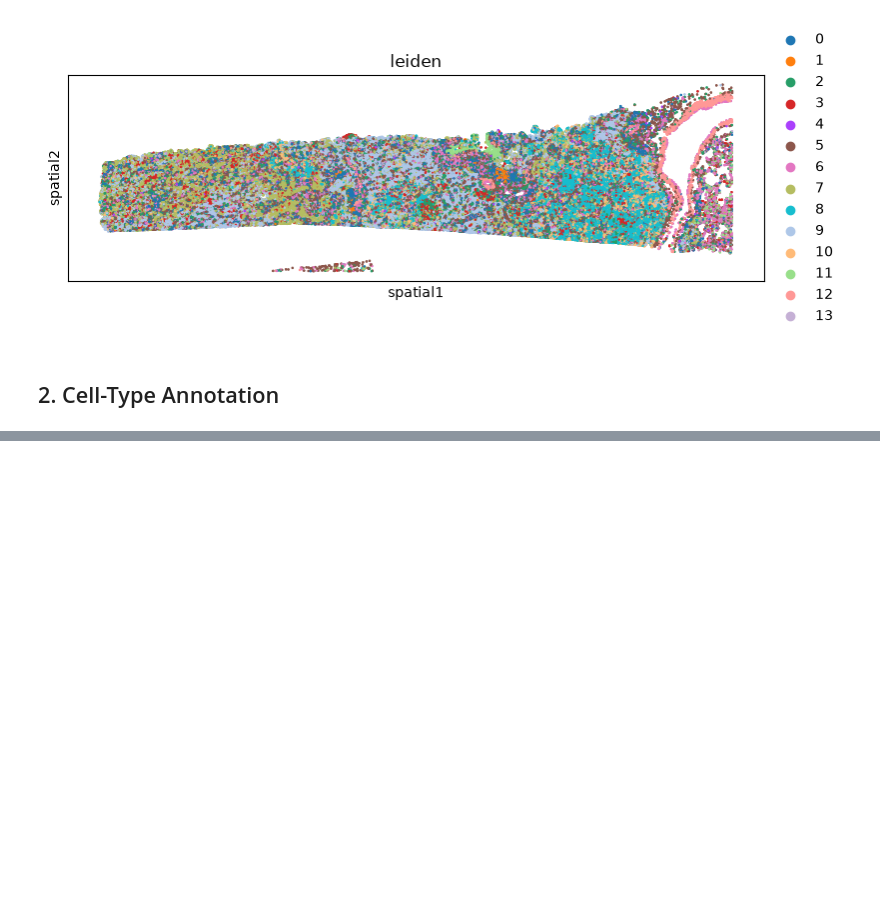
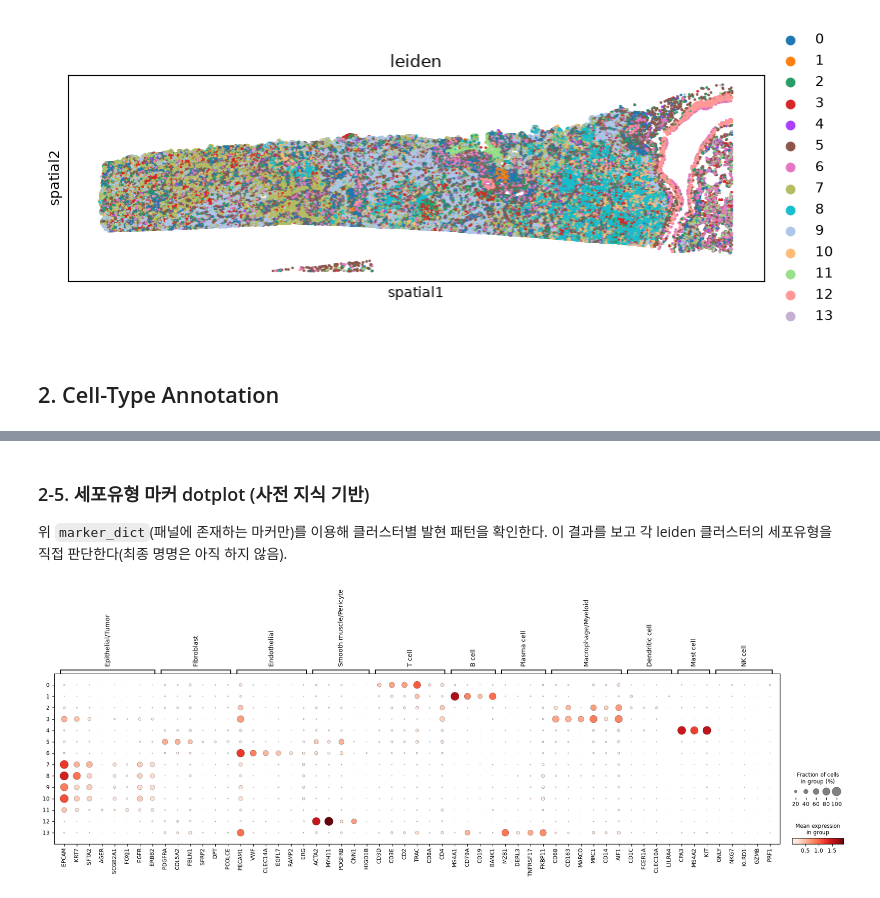
Before and after one commit to wooCuler/Spatial-TME-Toolkit, a Jupyter notebook: notebooks/xenium_analysis.ipynb, the cells around one changed output, grey strips where cells are left out. Cells and saved outputs as stored; diff of their text form; code cells hidden in the pictures; blank space fills up the shorter version.

```diff
--- a/notebooks/xenium_analysis.ipynb
+++ b/notebooks/xenium_analysis.ipynb
@@ -286,0 +353,25 @@ WARNING: Please specify a valid `library_id` or set it permanently in `adata.uns
+# %%
+CANDIDATE_MARKER_DICT = {
+    "Epithelial/Tumor": ["EPCAM", "KRT7", "SFTA2", "AGER", "SCGB2A1", "FOXJ1", "EGFR", "ERBB2"],
+    "Fibroblast": ["PDGFRA", "COL5A2", "FBLN1", "SFRP2", "DPT", "PCOLCE"],
+    "Endothelial": ["PECAM1", "VWF", "CLEC14A", "EGFL7", "RAMP2", "ERG"],
+    "Smooth muscle/Pericyte": ["ACTA2", "MYH11", "PDGFRB", "CNN1", "HIGD1B"],
+    "T cell": ["CD3D", "CD3E", "CD2", "TRAC", "CD8A", "CD4"],
+    "B cell": ["MS4A1", "CD79A", "CD19", "BANK1"],
+    "Plasma cell": ["MZB1", "DERL3", "TNFRSF17", "FKBP11"],
+    "Macrophage/Myeloid": ["CD68", "CD163", "MARCO", "MRC1", "CD14", "AIF1"],
+    "Dendritic cell": ["CD1C", "FCER1A", "CLEC10A", "LILRA4"],
+    "Mast cell": ["CPA3", "MS4A2", "KIT"],
+    "NK cell": ["GNLY", "NKG7", "KLRD1", "GZMB", "PRF1"],
+}
+
+# 패널(adata.var_names)에 존재하는 마커만 남기기
+marker_dict = {}
+for cell_type, genes in CANDIDATE_MARKER_DICT.items():
+    present = [g for g in genes if g in adata.var_names]
+    missing = [g for g in genes if g not in adata.var_names]
+    if missing:
+        print(f"[{cell_type}] 패널에 없어 제외됨: {missing}")
+    marker_dict[cell_type] = present
+
+marker_dict
@@ -286,0 +397,9 @@ WARNING: Please specify a valid `library_id` or set it permanently in `adata.uns
+# %% [markdown]
+### 2-5. 세포유형 마커 dotplot (사전 지식 기반)
+
+위 `marker_dict`(패널에 존재하는 마커만)를 이용해 클러스터별 발현 패턴을 확인한다.
+이 결과를 보고 각 leiden 클러스터의 세포유형을 직접 판단한다(최종 명명은 아직 하지 않음).
+# %%
+sc.pl.dotplot(adata, var_names=marker_dict, groupby="leiden")
+# %% [output]
+[figure, added]
```
Also changed, not shown: parts of 72 cells of this notebook, 6 other files.
